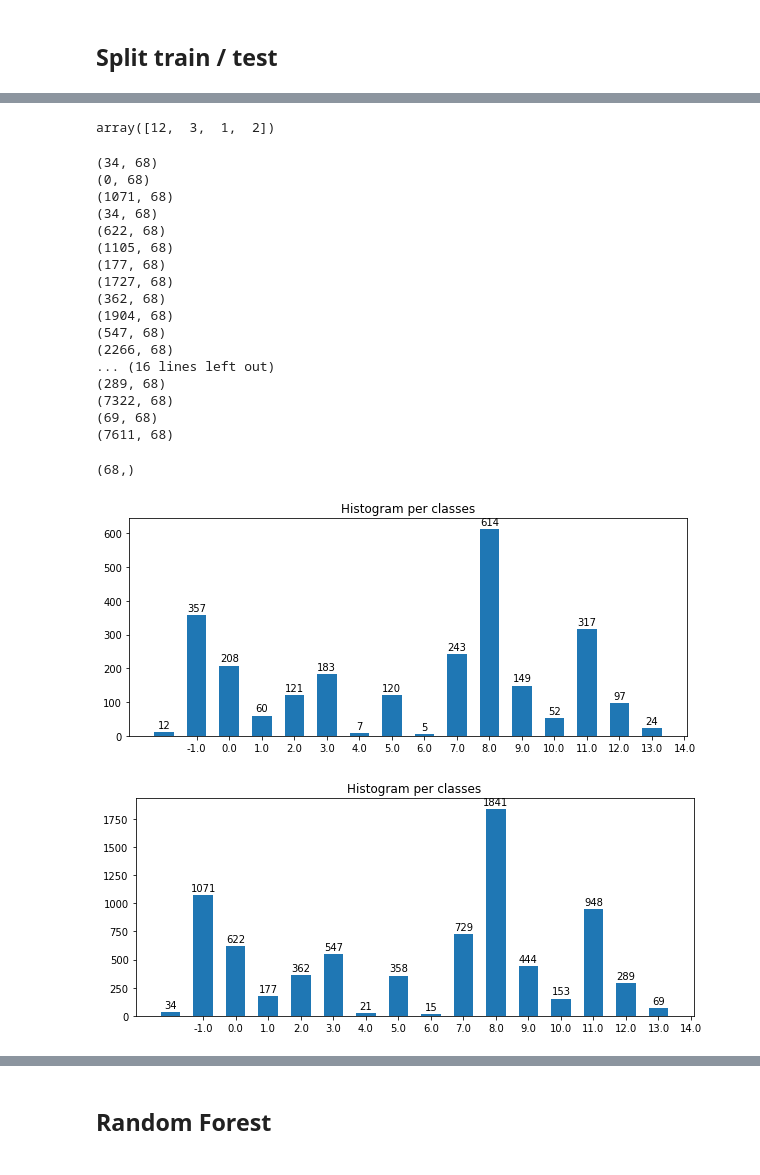
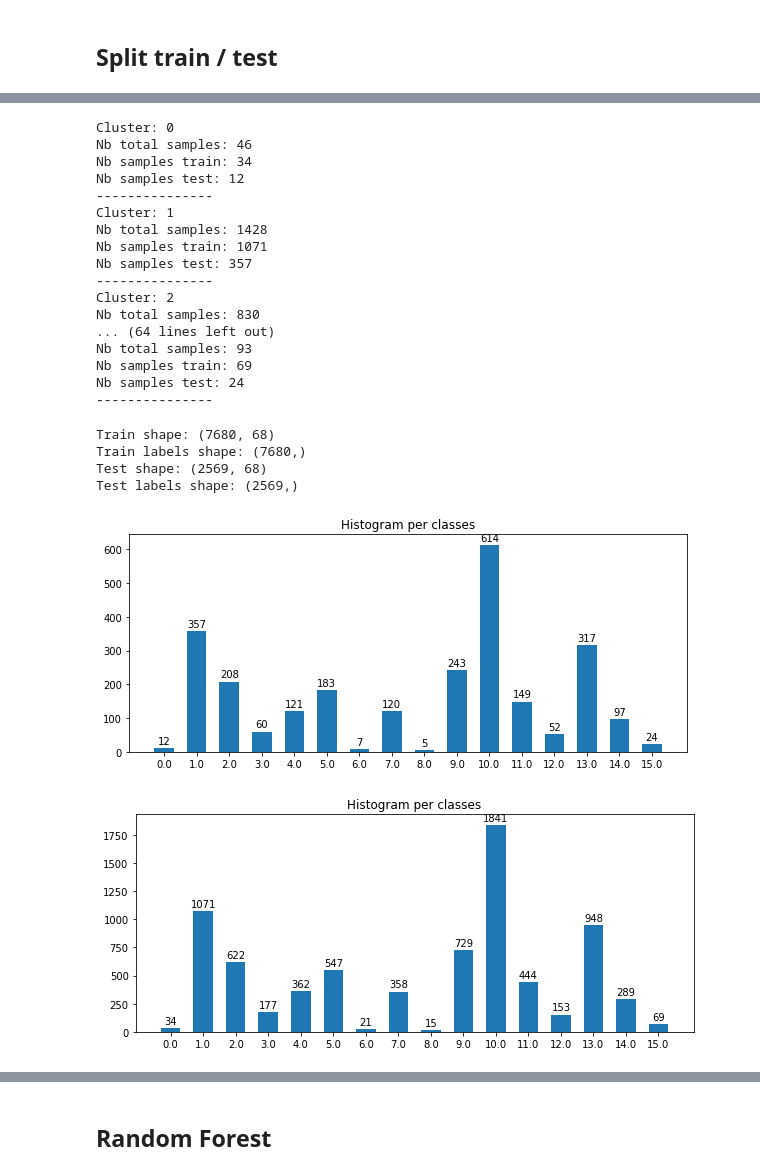
Before and after one commit to SabineHU/projet-IML, a Jupyter notebook: src/supervised_random_forest_classifier.ipynb, the cells around one changed output, grey strips where cells are left out. Cells and saved outputs as stored; diff of their text form; code cells hidden in the pictures.

```diff
--- a/src/supervised_random_forest_classifier.ipynb
+++ b/src/supervised_random_forest_classifier.ipynb
@@ -130,12 +134,6 @@ for i in range(1, n_cluster_indiana + 1):
 93
 # %%
 labels, count = np.unique(indiana_labels_shuffle-1, return_counts=True)
-# %%
-a = np.array([12,3])
-b = np.array([1,2])
-np.hstack((a,b))
-# %% [output]
-array([12,  3,  1,  2])
 # %%
 sum_ = 0
 x_train_indiana = np.empty((0, 68))
@@ -151,8 +149,6 @@ for cluster in labels:
     idx = int(count[cluster] * 0.75)
 
     train_indiana_argsort = np.hstack((train_indiana_argsort, y_indiana_labels_argsort[sum_:sum_+idx]))
-    print(X_indiana_shuffle[y_indiana_labels_argsort[sum_:sum_+idx]].shape)
-    print(x_train_indiana.shape)
     x_train_indiana = np.vstack((x_train_indiana, X_indiana_shuffle[y_indiana_labels_argsort[sum_:sum_+idx]]))
     y_train_indiana_labels = np.hstack((y_train_indiana_labels, np.full((idx), cluster)))
 
@@ -160,38 +156,43 @@ for cluster in labels:
     x_test_indiana = np.vstack((x_test_indiana, X_indiana_shuffle[y_indiana_labels_argsort[sum_+idx: sum_ + count[cluster]]]))
     y_test_indiana_labels = np.hstack((y_test_indiana_labels, np.full((count[cluster] - idx), cluster)))
 
+    print("Cluster: {}".format(cluster))
+    print("Nb total samples: {}".format(count[cluster]))
+    print("Nb samples train: {}".format(idx))
+    print("Nb samples test: {}".format(count[cluster] - idx))
+    print("---------------")
     sum_ += count[cluster]
 # %% [output]
-(34, 68)
-(0, 68)
-(1071, 68)
-(34, 68)
-(622, 68)
-(1105, 68)
-(177, 68)
-(1727, 68)
-(362, 68)
-(1904, 68)
-(547, 68)
-(2266, 68)
-... (16 lines left out)
-(289, 68)
-(7322, 68)
-(69, 68)
-(7611, 68)
+Cluster: 0
+Nb total samples: 46
+Nb samples train: 34
+Nb samples test: 12
+---------------
+Cluster: 1
+Nb total samples: 1428
+Nb samples train: 1071
+Nb samples test: 357
+---------------
+Cluster: 2
+Nb total samples: 830
+... (64 lines left out)
+Nb total samples: 93
+Nb samples train: 69
+Nb samples test: 24
+---------------
-# %%
-x_train_indiana = np.array(x_train_indiana)
-x_test_indiana = np.array(x_test_indiana)
-
-y_train_indiana_labels = np.array(y_train_indiana_labels)
-y_test_indiana_labels = np.array(y_test_indiana_labels)
 # %%
-x_train_indiana[1].shape
+print("Train shape: {}".format(x_train_indiana.shape))
+print("Train labels shape: {}".format(y_train_indiana_labels.shape))
+print("Test shape: {}".format(x_test_indiana.shape))
+print("Test labels shape: {}".format(y_test_indiana_labels.shape))
 # %% [output]
-(68,)
+Train shape: (7680, 68)
+Train labels shape: (7680,)
+Test shape: (2569, 68)
+Test labels shape: (2569,)
 # %%
 fig, axs = plt.subplots(figsize=(10, 4))
-bar_x, bar_count = np.unique(y_test_indiana_labels-1, return_counts=True)
+bar_x, bar_count = np.unique(y_test_indiana_labels, return_counts=True)
 
 bar = axs.bar(bar_x, bar_count, 0.6)
 axs.bar_label(bar, padding=2)
@@ -202,18 +203,18 @@ axs.set_xticklabels(bar_x)
 axs.set_title('Histogram per classes')
 plt.show()
 # %% [output]
-[figure, old version]
+[figure, new version]
 # %%
 fig, axs = plt.subplots(figsize=(10, 4))
-bar_x, bar_count = np.unique(y_train_indiana_labels-1, return_counts=True)
+bar_x, bar_count = np.unique(y_train_indiana_labels, return_counts=True)
 
 bar = axs.bar(bar_x, bar_count, 0.6)
 axs.bar_label(bar, padding=2)
 
 axs.set_xticks(np.arange(len(bar_x)))
 axs.set_xticklabels(bar_x)
 
 axs.set_title('Histogram per classes')
 plt.show()
 # %% [output]
-[figure, old version]
+[figure, new version]
```
Also changed, not shown: parts of 29 cells of this notebook.
